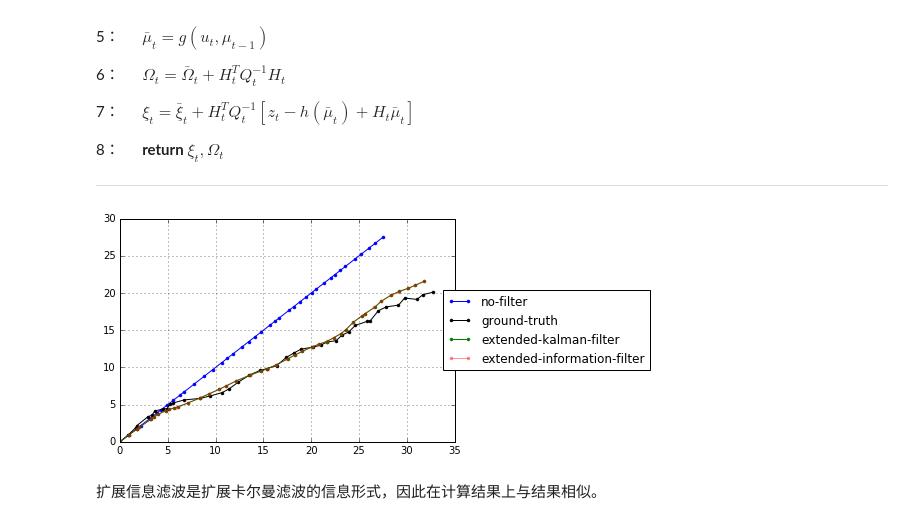
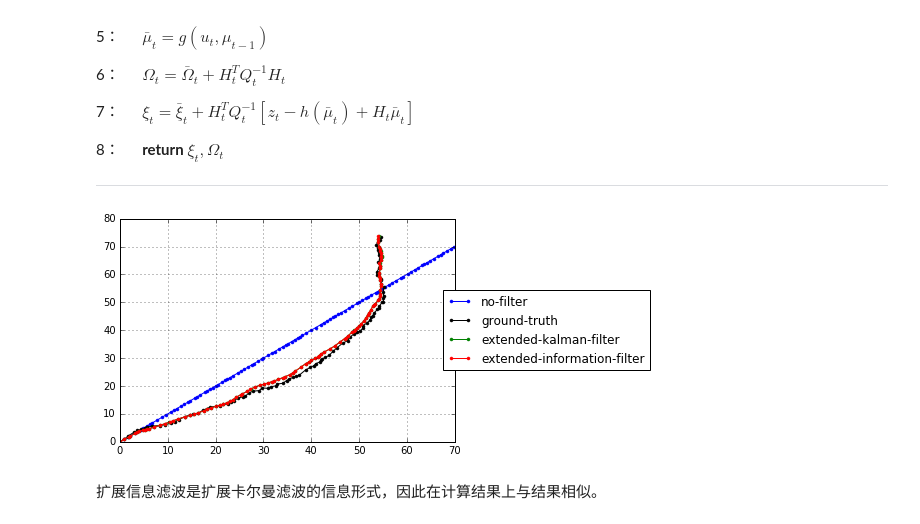
Before and after one commit to liuii/ProbRobotics, a Jupyter notebook: notebooks/01GaussianFileters/ExtendedInformationFilter.ipynb, the cells around one changed output. Saved outputs shown, nothing was run; the diff lists cells and outputs as text; code cells hidden in the pictures.

```diff
--- a/notebooks/01GaussianFileters/ExtendedInformationFilter.ipynb
+++ b/notebooks/01GaussianFileters/ExtendedInformationFilter.ipynb
@@ -117,21 +117,21 @@ for u, z in zip(U, Z):
     Omegas.append(omega)
 # %%
 left  = 0
-right = 40
+right = 100
 marker = '.'
 fig, ax = plt.subplots()
 ax.plot(X_no_filter[left:right,0], X_no_filter[left:right,1],
         c='b',marker=marker, label='no-filter')
 ax.plot(X_ground_truth[left:right,0], X_ground_truth[left:right,1],
         c='k',marker=marker, label='ground-truth')
 ax.plot(X_ekf[left:right,0], X_ekf[left:right,1],
         c='g',marker=marker, label='extended-kalman-filter')
-ax.plot(X_eif[left:right,0], X_eif[left:right,1], alpha=0.4,
+ax.plot(X_eif[left:right,0], X_eif[left:right,1], alpha=1,
         c='r',marker=marker, label='extended-information-filter')
 ax.legend(bbox_to_anchor=(1.6, 0.5), loc='center right')
 ax.grid()
 # %% [output]
-[figure, old version]
+[figure, new version]
 # %% [markdown]
 扩展信息滤波是扩展卡尔曼滤波的信息形式，因此在计算结果上与结果相似。
 # %%
```
Also changed, not shown: 1 other file.
